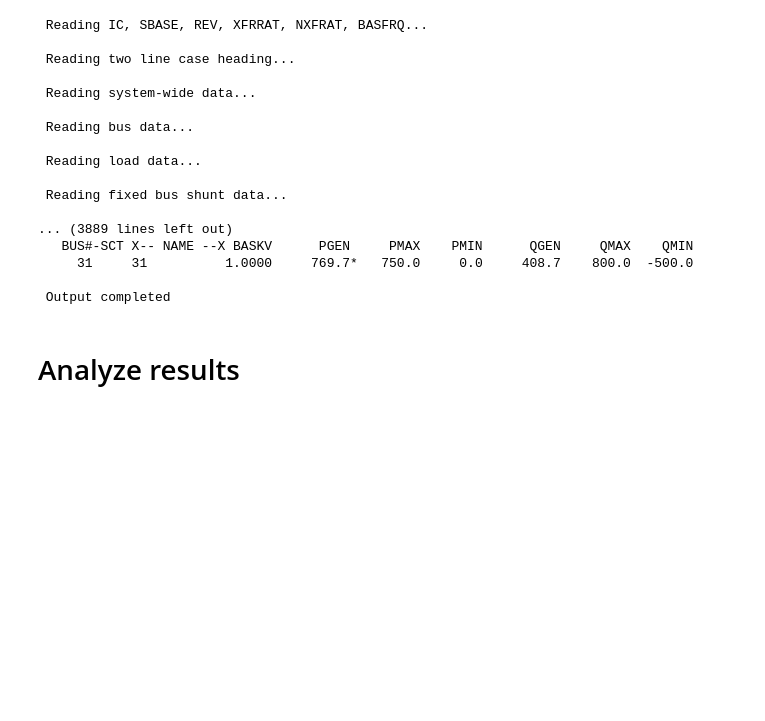
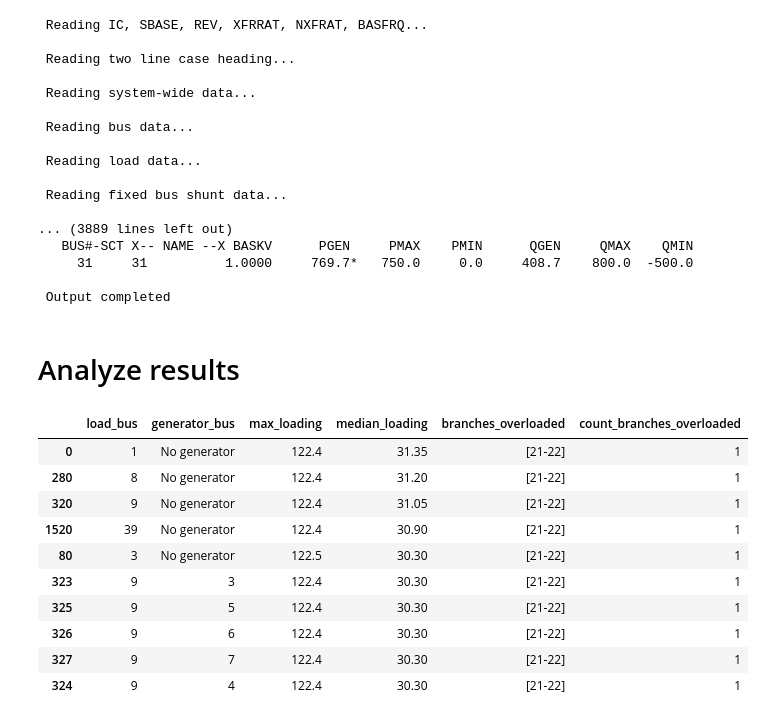
Before and after one commit to luko12/psse_powerflow, a Jupyter notebook: analysis.ipynb, the cells around one changed output. Saved outputs shown, nothing was run; the diff lists cells and outputs as text; code cells hidden in the pictures; blank space fills up the shorter version.

Commit message:
began analysis of line loading

```diff
--- a/analysis.ipynb
+++ b/analysis.ipynb
@@ -378,6 +378,52 @@ for load_bus in buses:
 # goal here is to pick best and worst scenarios in terms of line loading. Maybe also plot all line loading points into histogram, colored by simulation number.
 # could also make a couple graphs about generator bus data (voltage pu, angle) and generator data (reactive power generation) and slack bus data
 
+line_limit_summary_df = pd.DataFrame(columns=['load_bus', 'generator_bus', 'max_loading', 'median_loading', 'branches_overloaded', 'count_branches_overloaded'])
+index=0
+
+# for load_bus in buses:
 for load_bus in buses:
 
     directory = 'bus_{0}_simulations'.format(load_bus)
+    line_limits_df = pd.read_csv(directory+r'\line_limit_report_no_generator.csv')
+    line_limits_df['Branch'] = line_limits_df['from_bus BUS#-SCT'].astype(str) + '-' + line_limits_df['to_bus BUS#-SCT.1'].astype(str)
+
+    generator_bus = 'No generator'
+    max_loading = line_limits_df['PERCENT'].max()
+    median_loading = line_limits_df['PERCENT'].median()
+
+    overloaded_df = line_limits_df[line_limits_df['PERCENT']>100]
+    branches_overloaded = overloaded_df['Branch'].unique().tolist()
+    count_branches_overloaded = overloaded_df.shape[0]
+
+    line_limit_summary_df.loc[index] = [load_bus, generator_bus, max_loading, median_loading, branches_overloaded, count_branches_overloaded]
+    index += 1
+
+    for generator_bus in buses:
+
+        line_limits_df = pd.read_csv(directory+r'\line_limit_report_with_generator_on_bus_{0}.csv'.format(gen_bus))
+        line_limits_df['Branch'] = line_limits_df['from_bus BUS#-SCT'].astype(str) + '-' + line_limits_df['to_bus BUS#-SCT.1'].astype(str)
+
+        max_loading = line_limits_df['PERCENT'].max()
+        median_loading = line_limits_df['PERCENT'].median()
+
+        overloaded_df = line_limits_df[line_limits_df['PERCENT']>100]
+        branches_overloaded = overloaded_df['Branch'].unique().tolist()
+        count_branches_overloaded = overloaded_df.shape[0]
+
+        line_limit_summary_df.loc[index] = [load_bus, generator_bus, max_loading, median_loading, branches_overloaded, count_branches_overloaded]
+        index += 1
+# %%
+line_limit_summary_df.sort_values(by='median_loading', ascending=False).head(10)
+# %% [output]
+|  | load_bus | generator_bus | max_loading | median_loading | branches_overloaded | count_branches_overloaded |
+| 0 | 1 | No generator | 122.4 | 31.35 | [21-22] | 1 |
+| 280 | 8 | No generator | 122.4 | 31.20 | [21-22] | 1 |
+| 320 | 9 | No generator | 122.4 | 31.05 | [21-22] | 1 |
+| 1520 | 39 | No generator | 122.4 | 30.90 | [21-22] | 1 |
+| 80 | 3 | No generator | 122.5 | 30.30 | [21-22] | 1 |
+| 323 | 9 | 3 | 122.4 | 30.30 | [21-22] | 1 |
+| 325 | 9 | 5 | 122.4 | 30.30 | [21-22] | 1 |
+| 326 | 9 | 6 | 122.4 | 30.30 | [21-22] | 1 |
+| 327 | 9 | 7 | 122.4 | 30.30 | [21-22] | 1 |
+| 324 | 9 | 4 | 122.4 | 30.30 | [21-22] | 1 |
```
